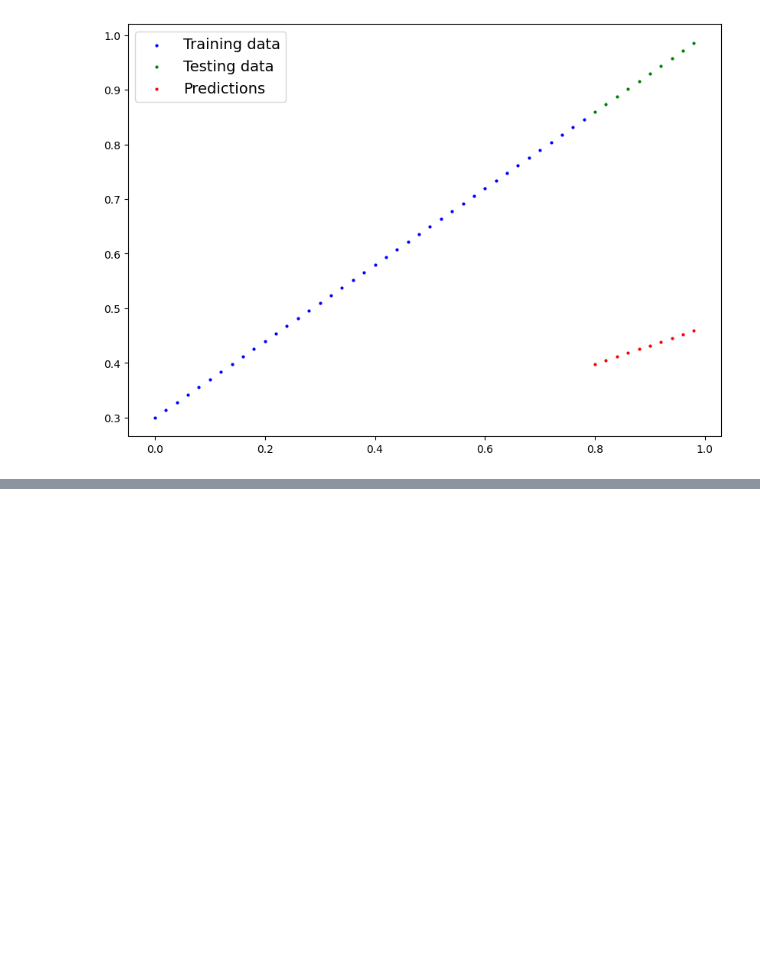
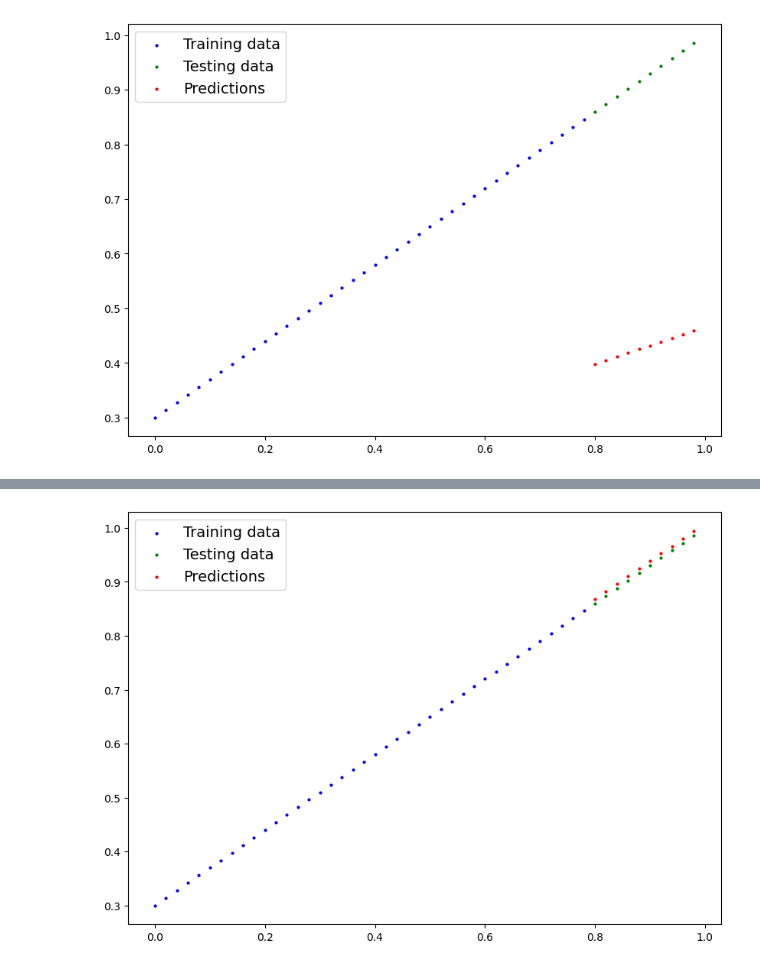
Before and after one commit to henrylong719/PyTorch, a Jupyter notebook: pytorch-deep-learning/01_pytorch_workflow.ipynb, the cells around one changed output, grey strips where cells are left out. Saved outputs shown, nothing was run; the diff lists cells and outputs as text; code cells hidden in the pictures; blank space fills up the shorter version.

```diff
--- a/pytorch-deep-learning/01_pytorch_workflow.ipynb
+++ b/pytorch-deep-learning/01_pytorch_workflow.ipynb
@@ -183,0 +291,4 @@ optimizer = torch.optim.SGD(model_0.parameters(),
+# %%
+plot_predictions(predictions=y_preds_new)
+# %% [output]
+[figure, added]
```
Also changed, not shown: parts of 4 cells of this notebook.
